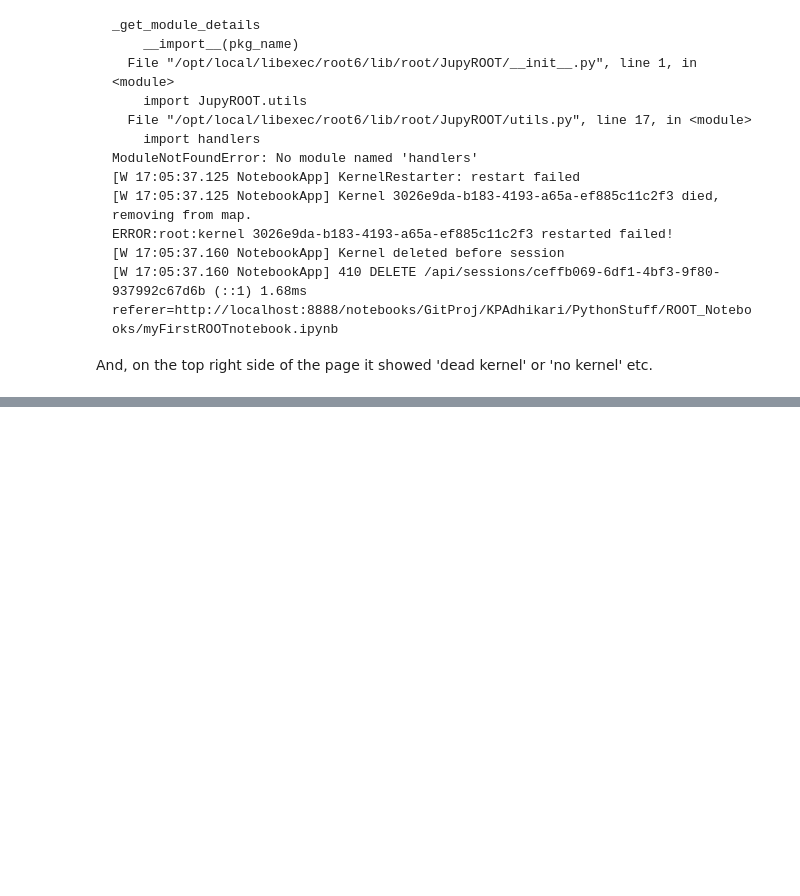
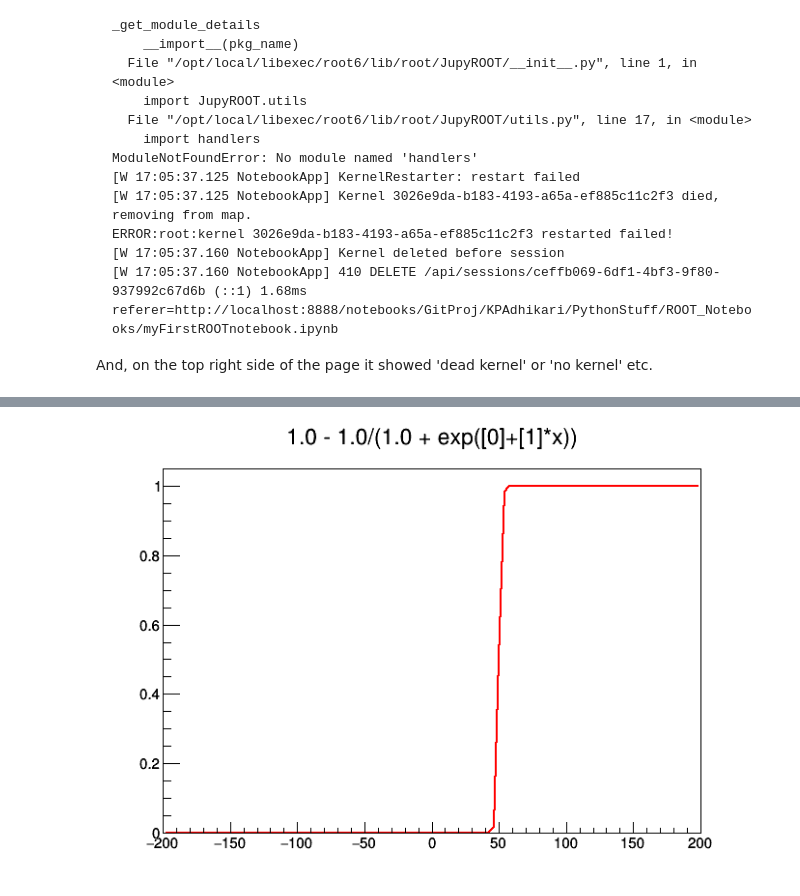
Before and after one commit to KPAdhikari/PythonStuff, a Jupyter notebook: ROOT_Notebooks/myFirstROOTnotebook.ipynb, the cells around one changed output, grey strips where cells are left out. Drawn from its saved outputs; the diff is of its cells as text; code cells hidden in the pictures; blank space fills up the shorter version.

```diff
--- a/ROOT_Notebooks/myFirstROOTnotebook.ipynb
+++ b/ROOT_Notebooks/myFirstROOTnotebook.ipynb
@@ -67,0 +167,6 @@ And, on the top right side of the page it showed 'dead kernel' or 'no kernel' et
+# %%
+par1[0] = -50.0; par1[1] = 1.0;
+f3->SetParameters(par1);
+f3->Draw();  c1->Draw();
+# %% [output]
+[figure, added]
```
Also changed, not shown: parts of 28 cells of this notebook, 5 other files.
